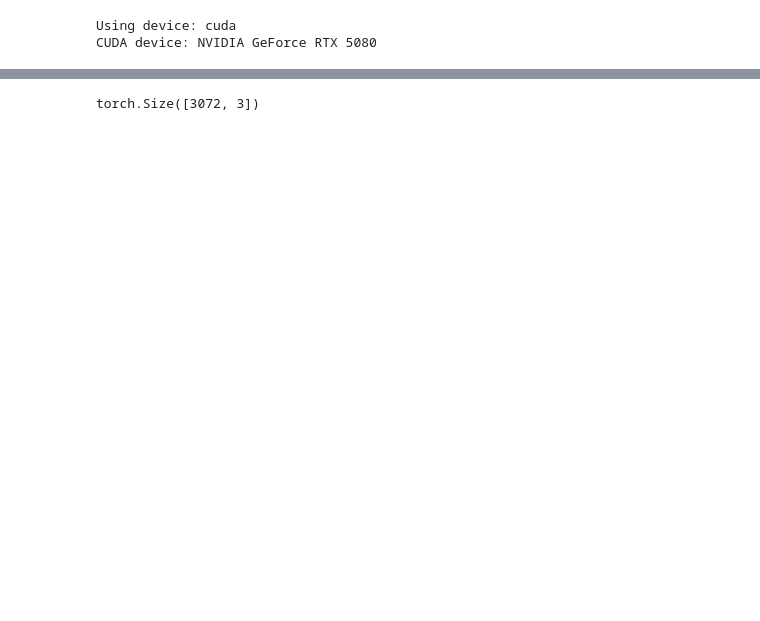
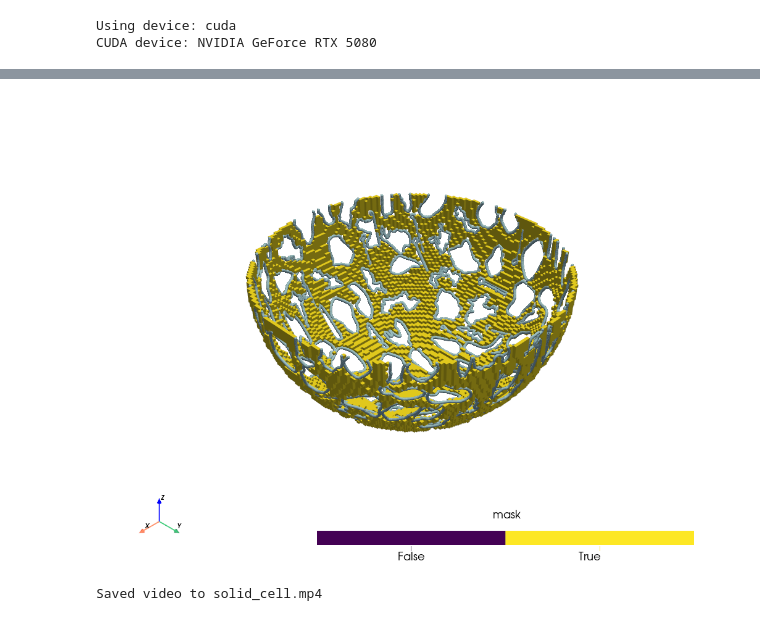
Before and after one commit to teo646/CFD, a Jupyter notebook: simulation/explosion_simulation.ipynb, the cells around one changed output, grey strips where cells are left out. Drawn from its saved outputs; the diff is of its cells as text; code cells hidden in the pictures; blank space fills up the shorter version.

```diff
--- a/simulation/explosion_simulation.ipynb
+++ b/simulation/explosion_simulation.ipynb
@@ -186,4 +124,39 @@ Saved video to solid_cell.mp4
-# %%
-print(point_cloud.shape)
-# %% [output]
-torch.Size([3072, 3])
+# %%
+#lines on volume parameters----------------------------------------
+num_points = 300
+
+sphere_contours, boundary_band = create_boundary_band_with_contours(
+            RESOLUTION,
+            boundary_band_radius,
+            300,
+            (0.06, 0.08),
+            0.0013,
+            num_points,
+            X_DOMAIN,
+            Y_DOMAIN,
+            Z_DOMAIN,
+            center=center,
+            device=device,
+            contour_offsets = [0]
+            )
+
+contour_sizes = [contour.shape[0] for contour in sphere_contours]
+torch.save(contour_sizes, os.path.join(folder, "contour_sizes.pt") )
+
+points = torch.cat(sphere_contours, dim=0)
+
+wall_solid_cell =  torch.zeros_like(boundary_band)
+wall_solid_cell[-1, :, :] = 1
+solid_cell = boundary_band | wall_solid_cell
+
+visualize_voxel(boundary_band, origin = (X_DOMAIN[0], Y_DOMAIN[0], Z_DOMAIN[0]), spacing = (DX, DY, DZ),\
+                point_cloud=points, save_path = 'solid_cell.mp4')
+
+#w추가
+w = torch.ones((points.shape[0], 1), device=device)
+points = torch.cat([points, w], dim=1)
+lines = points.unsqueeze(1).repeat((1, num_points, 1))
+LoV = LinesOnVolume(2000, 2000, lines, X_DOMAIN, Y_DOMAIN, Z_DOMAIN, max_length = 0.6)
+# %% [output]
+[figure, added]
+Saved video to solid_cell.mp4
```
Also changed, not shown: parts of 11 cells of this notebook, 8 other files.
